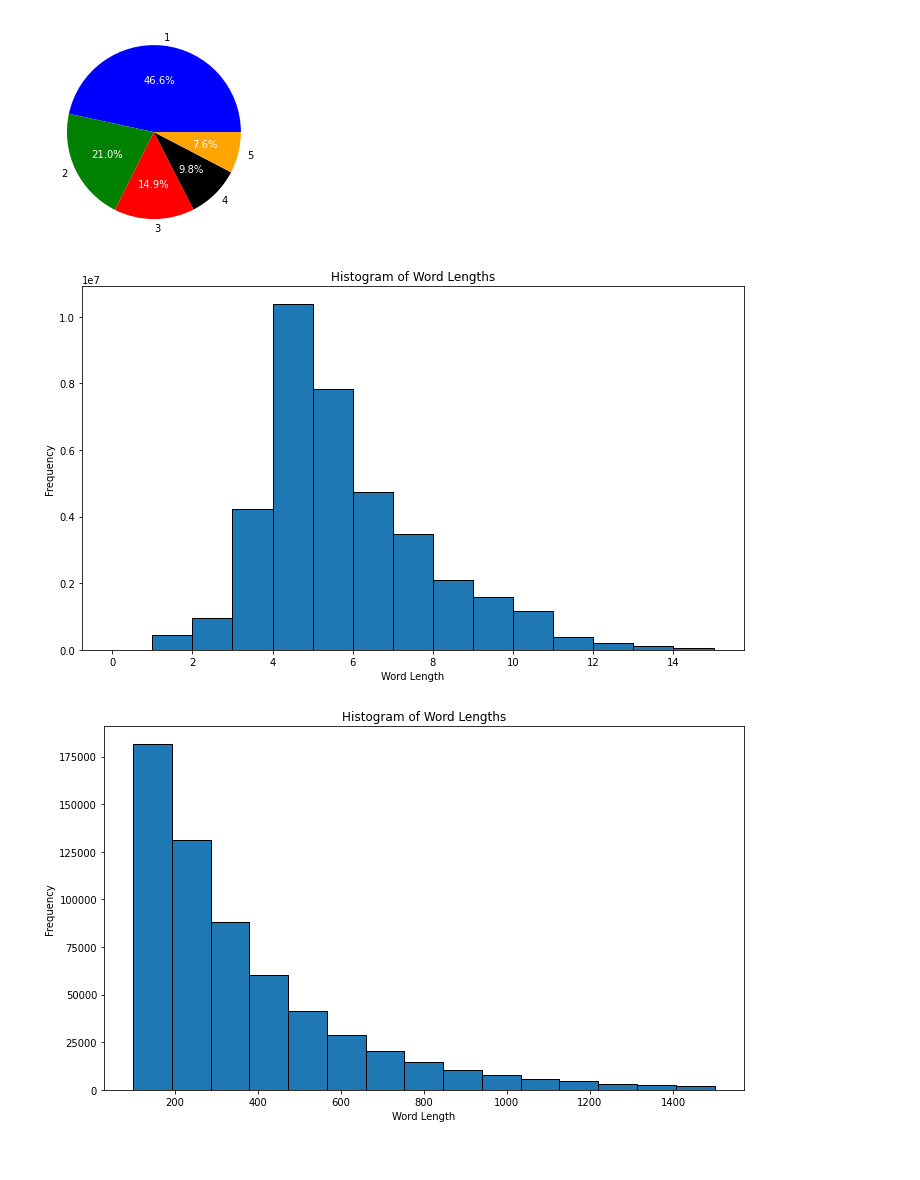
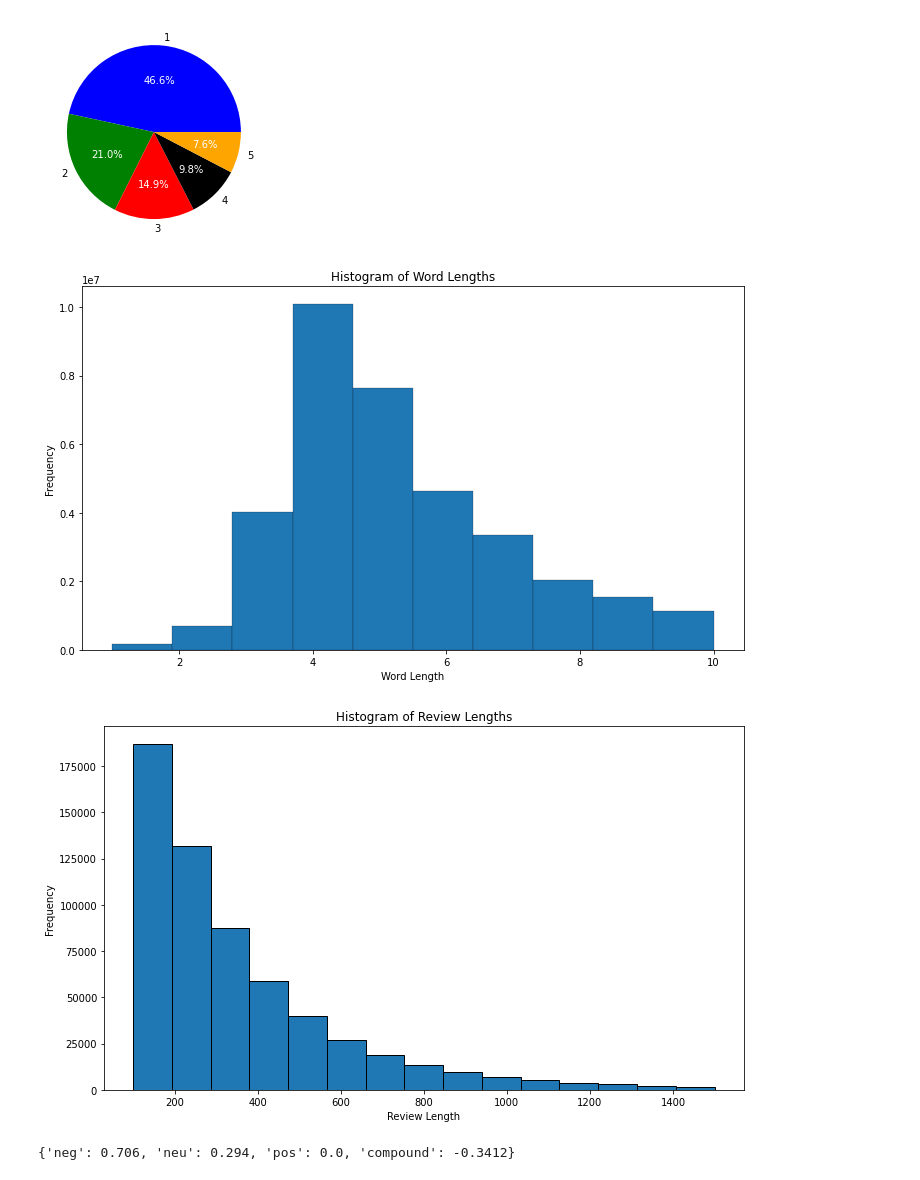
Before and after one commit to Popusa/sentiment-analysis-yelp, a Jupyter notebook: larger_dataset_code/sa_larger_dataset.ipynb, the cells around one changed output. Cells and saved outputs as stored; diff of their text form; code cells hidden in the pictures.

Commit message:
fixed preprocessing issues and finalized sa visualizations

```diff
--- a/larger_dataset_code/sa_larger_dataset.ipynb
+++ b/larger_dataset_code/sa_larger_dataset.ipynb
@@ -157,31 +157,35 @@ visualize_ratings_pie(review_data['star_rating'],1,5)
 # %%
 # Creating a Histogram of word lengths
 word_lengths = review_data['full_review_text'].str.split().apply(lambda x: [len(word) for word in x])
 word_lengths = [length for sublist in word_lengths for length in sublist]
 plt.figure(figsize=(10, 6))
-plt.hist(word_lengths, bins=15, range=[1, 14], edgecolor='black')
+plt.hist(word_lengths, bins=10, range=[1, 10], lw=0.2, edgecolor='black')
 plt.title('Histogram of Word Lengths')
 plt.xlabel('Word Length')
 plt.ylabel('Frequency')
 plt.tight_layout()
 plt.show()
 # %% [output]
-[figure, old version]
+[figure, new version]
 # %%
 # Creating a Histogram of review lengths
 review_lengths = [len(text) for text in review_data['full_review_text']]
 plt.figure(figsize=(10, 6))
 plt.hist(review_lengths, bins=15, range=[100, 1500], edgecolor='black')
 plt.title('Histogram of Review Lengths')
-plt.xlabel('Word Length')
+plt.xlabel('Review Length')
 plt.ylabel('Frequency')
 plt.tight_layout()
 plt.show()
 # %% [output]
-[figure, old version]
+[figure, new version]
 # %%
 sid = SentimentIntensityAnalyzer()
 sent_polarity_words = [sid.polarity_scores(word) for word in unique_words]
+# %%
+sid.polarity_scores("not good")
+# %% [output]
+{'neg': 0.706, 'neu': 0.294, 'pos': 0.0, 'compound': -0.3412}
 # %%
 word_sentiments = []
 # %%
```
Also changed, not shown: parts of 13 cells of this notebook, 6 other files.
